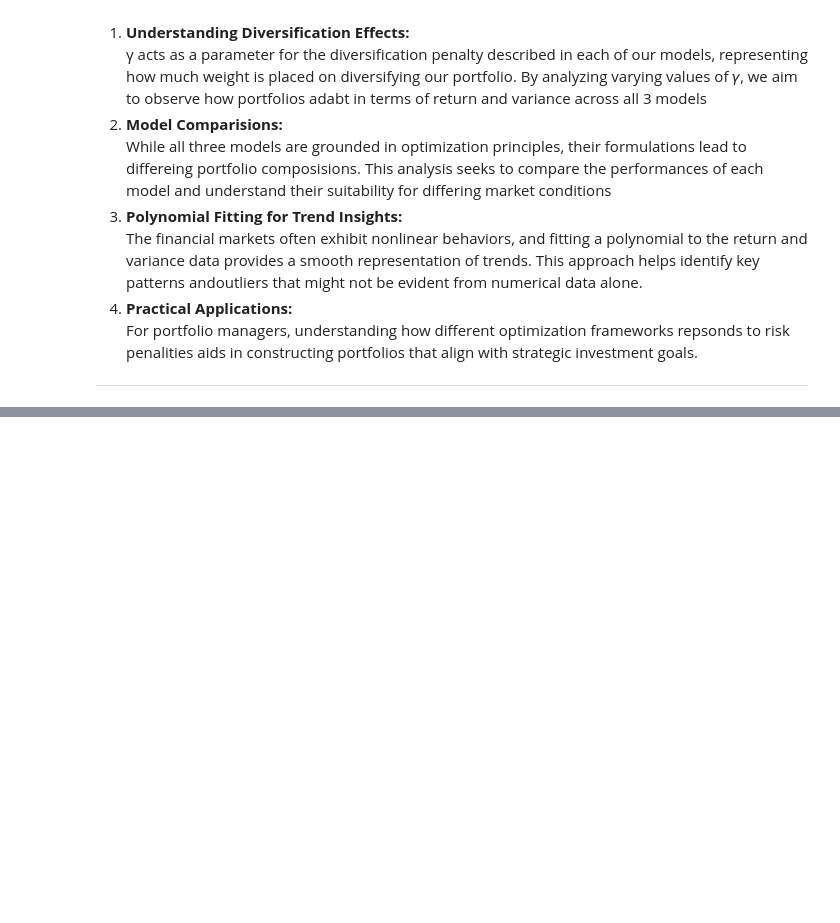
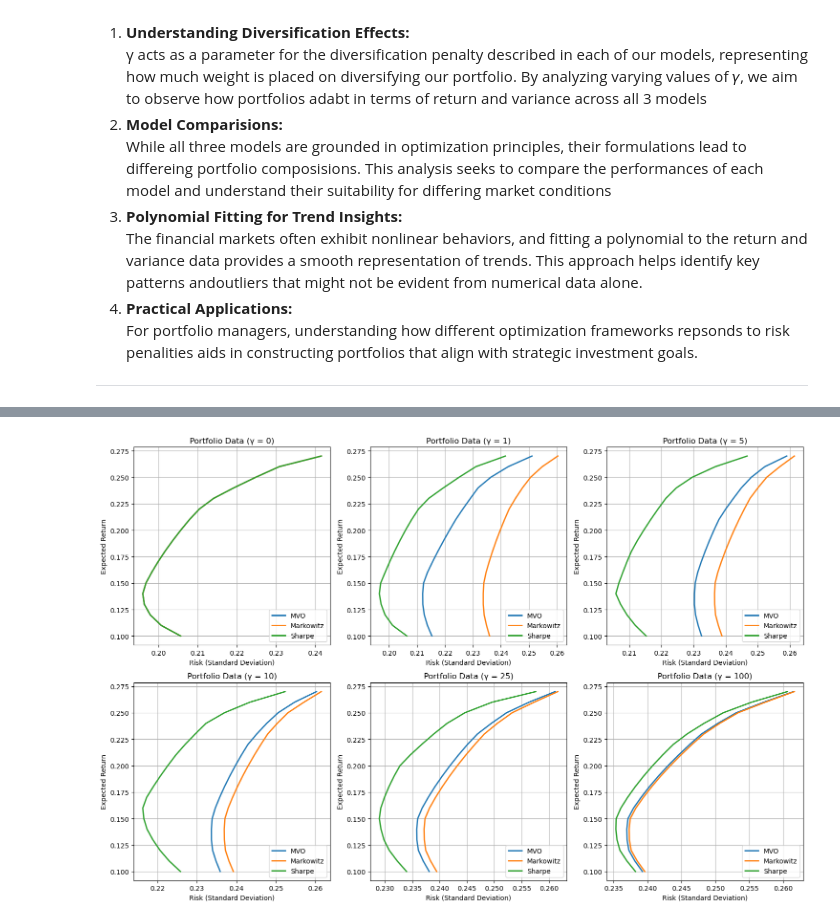
Before and after one commit to VPhilavong/Portfolio-Optimization-Julia, a Jupyter notebook: Project_Portfolio_Optimization.ipynb, the cells around one changed output, grey strips where cells are left out. Cells and saved outputs as stored; diff of their text form; code cells hidden in the pictures; blank space fills up the shorter version.

```diff
--- a/Project_Portfolio_Optimization.ipynb
+++ b/Project_Portfolio_Optimization.ipynb
@@ -1091 +1156,100 @@ When comparing all three models:
+# %%
+using Ipopt, JuMP, PyPlot, DataFrames
+
+# Define the Portfolio Optimization Function
+function optimize_portfolio(μ, Σ, γ, R_target, model_type::Symbol)
+    # Create optimization model
+    m = Model(Ipopt.Optimizer)
+    set_optimizer_attribute(m, "print_level", 0)
+
+    n_assets = length(μ)
+
+    # Decision variables
+    @variable(m, 0.02 <= x[1:n_assets] <= 0.1)  # Allocation bounds
+
+    # Constraints
+    @constraint(m, sum(x) == 1)  # Budget constraint
+    @constraint(m, μ' * x == R_target)  # Target return constraint
+
+    for (sector, indices) in sector_id
+        @constraint(m, 0.1 <= sum(x[i] for i in indices) <= 0.4)
+    end
+
+    # Objective function
+    if model_type == :mvo
+        @objective(m, Min, x' * Σ * x + γ * sum(x[i]^2 for i in 1:n_assets))
+    elseif model_type == :markowitz
+        λ = 0.1
+        @objective(m, Max, μ' * x - λ * (x' * Σ * x) - γ * sum(x[i]^2 for i in 1:n_assets))
+    elseif model_type == :sharpe
+        r_f = 0  # Risk-free rate
+        @objective(m, Max, (μ' * x - r_f) / sqrt(x' * Σ * x) - γ * sum(x[i]^2 for i in 1:n_assets))
+    else
+        error("Invalid model type")
+    end
+
+    # Solve the model
+    optimize!(m)
+    status = termination_status(m)
+
+    if status == MOI.OPTIMAL || status == MOI.LOCALLY_SOLVED
+        portfolio_weights = value.(x)
+        portfolio_return = μ' * portfolio_weights
+        portfolio_risk = sqrt(portfolio_weights' * Σ * portfolio_weights)
+        sharpe_ratio = portfolio_return / portfolio_risk
+        return portfolio_weights, portfolio_return, portfolio_risk, sharpe_ratio
+    else
+        return nothing
+    end
+end
+
+# Define Gamma Values and Return Targets
+gamma_values = [0, 1, 5, 10, 25, 100]
+return_targets = 0.1:0.01:0.3
+
+# Models to Evaluate
+models = [:mvo, :markowitz, :sharpe]
+model_names = Dict(:mvo => "MVO", :markowitz => "Markowitz", :sharpe => "Sharpe")
+
+# Plotting with Subplots
+figure(figsize=(15, 10))
+
+for (i, γ) in enumerate(gamma_values)
+    # Initialize DataFrame to Store Results
+    results = DataFrame(risk=Float64[], ret=Float64[], model=String[])
+
+    # Iterate Over Risk Targets and Apply Each Model
+    for R in return_targets
+        for model in models
+            result = optimize_portfolio(μ, Σ, γ, R, model)
+            if result !== nothing
+                _, portfolio_return, portfolio_risk, _ = result
+                push!(results, (portfolio_risk, portfolio_return, model_names[model]))
+            end
+        end
+    end
+
+    # Subplot for Current Gamma Value
+    subplot(2, 3, i)
+    title("Portfolio Data (γ = $γ)")
+
+    # Plot All Data Without Filtering
+    for model in unique(results.model)
+        # Filter data for the current model
+        model_data = filter(row -> row.model == model, results)
+
+        # Plot All Points as a Line
+        plot(model_data.risk, model_data.ret, label="$model", linewidth=2)
+    # Customize Each Subplot
+    xlabel("Risk (Standard Deviation)")
+    ylabel("Expected Return")
+    legend(loc="lower right")
+    grid(true)
+    end
+end
+# Adjust Layout and Show Plot
+tight_layout()
+show()
+# %% [output]
+[figure, added]
 # %% [markdown]
```
Also changed, not shown: parts of 36 cells of this notebook.
